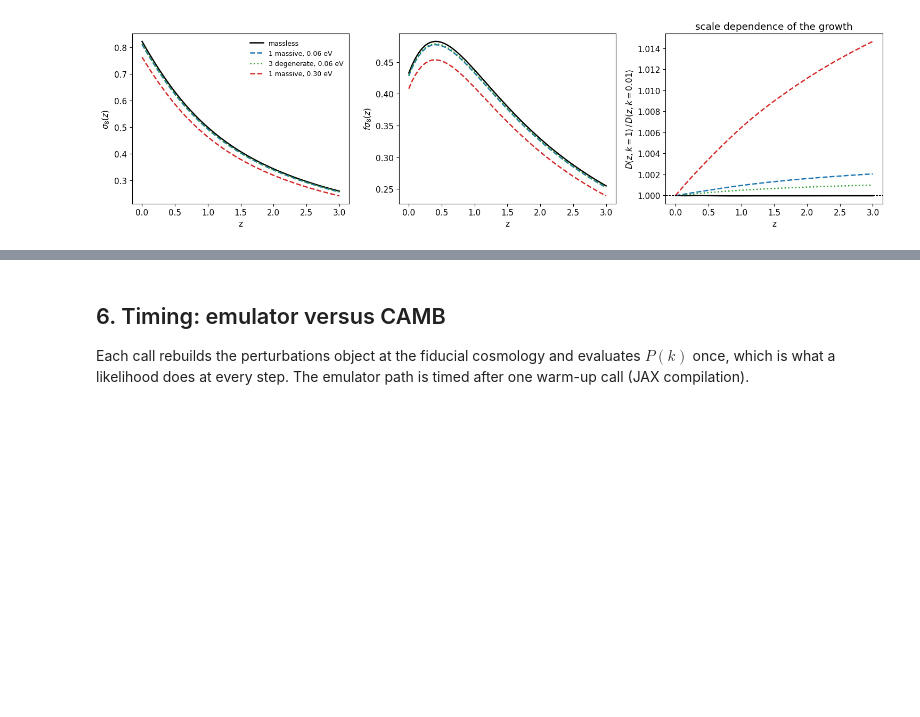
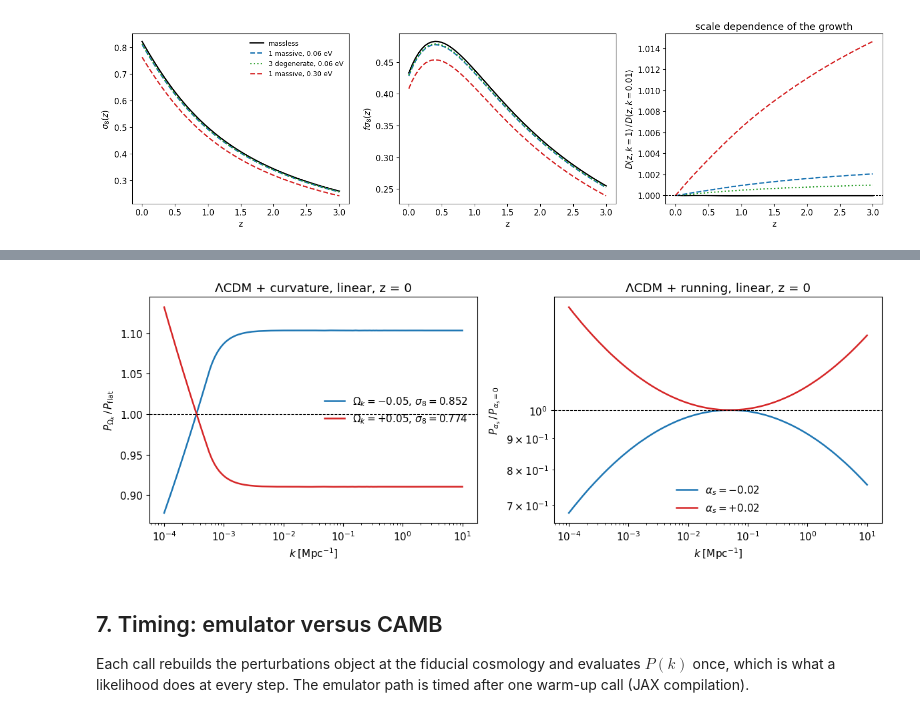
Before and after one commit to cosmopower-organization/Euclid-DR1-matter-emulators, a Jupyter notebook: notebooks/04_cloelib_interface.ipynb, the cells around one changed output, grey strips where cells are left out. Saved outputs shown, nothing was run; the diff lists cells and outputs as text; code cells hidden in the pictures; blank space fills up the shorter version.

```diff
--- a/notebooks/04_cloelib_interface.ipynb
+++ b/notebooks/04_cloelib_interface.ipynb
@@ -183,5 +208,22 @@ plt.tight_layout(); plt.show()
+# %%
+fig, axes = plt.subplots(1, 2, figsize=(12, 4.5))
+bg_flat = CAMBBackground(**{**cosmo, "Omega_k0": 0.0})
+p_flat = np.squeeze(CosmoPowerJAXLCDMCurvaturePerturbations.Linear(background=bg_flat, redshifts=zs).matter_power_spectrum(0.0, ks))
+for omk, c in zip([-0.05, 0.05], ["C0", "C3"]):
+    lp = CosmoPowerJAXLCDMCurvaturePerturbations.Linear(background=CAMBBackground(**{**cosmo, "Omega_k0": omk}), redshifts=zs)
+    axes[0].semilogx(ks, np.squeeze(lp.matter_power_spectrum(0.0, ks)) / p_flat, color=c, lw=1.8, label=rf"$\Omega_k = {omk:+.2f}$, $\sigma_8 = {lp.sigma8[0]:.3f}$")
+axes[0].axhline(1, color="k", lw=0.8, ls="--"); axes[0].set(xlabel=r"$k\;[\mathrm{Mpc}^{-1}]$", ylabel=r"$P_{\Omega_k}\,/\,P_{\rm flat}$", title="ΛCDM + curvature, linear, z = 0"); axes[0].legend(frameon=False)
+
+p_norun = np.squeeze(CosmoPowerJAXLCDMRunningIndexPerturbations.Linear(background=CAMBBackground(**{**cosmo, "alpha_s": 0.0}), redshifts=zs).matter_power_spectrum(0.0, ks))
+for a_s, c in zip([-0.02, 0.02], ["C0", "C3"]):
+    lp = CosmoPowerJAXLCDMRunningIndexPerturbations.Linear(background=CAMBBackground(**{**cosmo, "alpha_s": a_s}), redshifts=zs)
+    axes[1].semilogx(ks, np.squeeze(lp.matter_power_spectrum(0.0, ks)) / p_norun, color=c, lw=1.8, label=rf"$\alpha_s = {a_s:+.2f}$")
+axes[1].axhline(1, color="k", lw=0.8, ls="--"); axes[1].set(xlabel=r"$k\;[\mathrm{Mpc}^{-1}]$", ylabel=r"$P_{\alpha_s}\,/\,P_{\alpha_s=0}$", yscale="log", title="ΛCDM + running, linear, z = 0"); axes[1].legend(frameon=False)
+plt.tight_layout(); plt.show()
+# %% [output]
+[figure, added]
 # %% [markdown]
-## 6. Timing: emulator versus CAMB
+## 7. Timing: emulator versus CAMB
 
 Each call rebuilds the perturbations object at the fiducial cosmology and evaluates $P(k)$ once, which is what a
 likelihood does at every step. The emulator path is timed after one warm-up call (JAX compilation).
```
Also changed, not shown: parts of 9 cells of this notebook, 24 other files.
